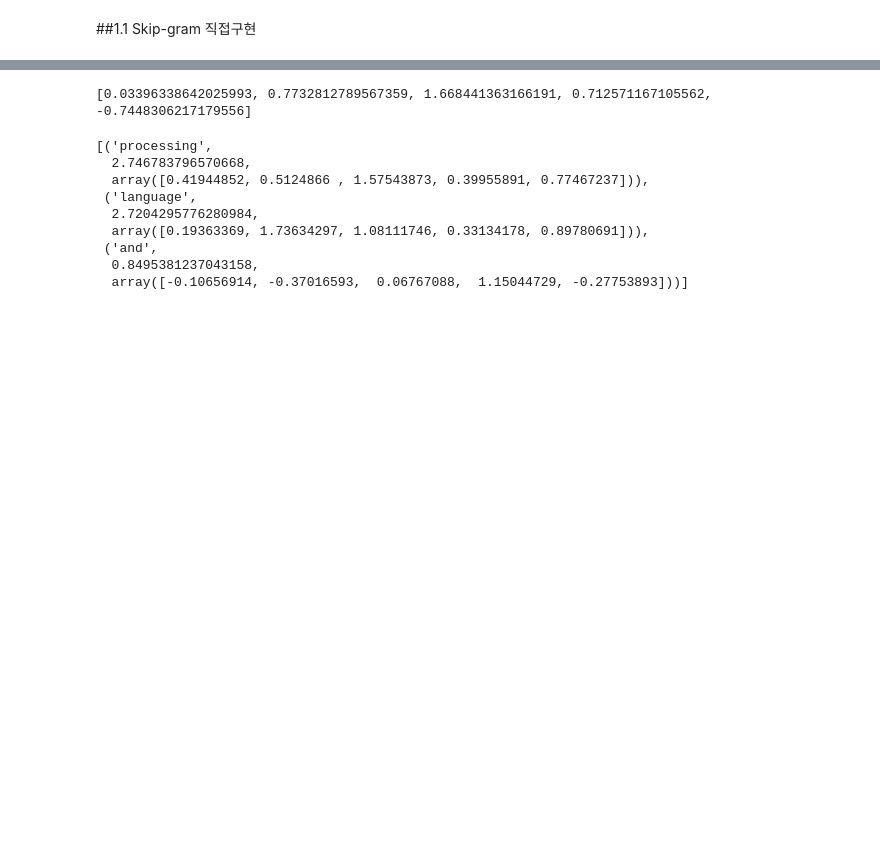
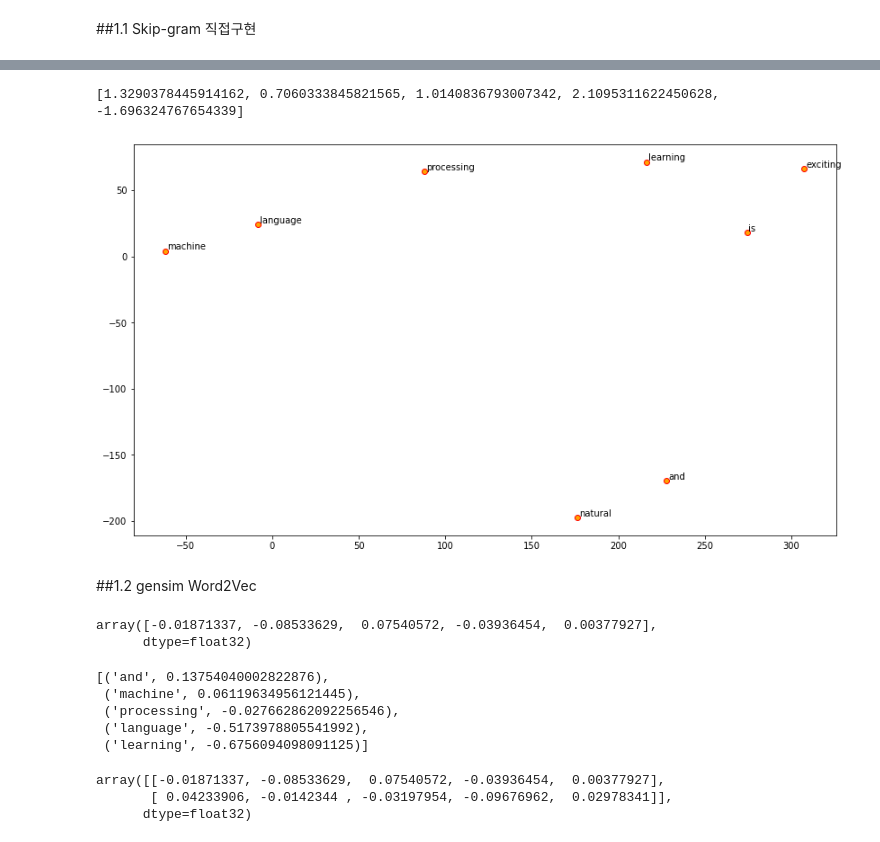
Before and after one commit to fininsight/NLP-DeepLearning-Tutorial, a Jupyter notebook: 02_Prac_1_Word2Vec_skipgram.ipynb, the cells around one changed output, grey strips where cells are left out. Saved outputs shown, nothing was run; the diff lists cells and outputs as text; code cells hidden in the pictures; blank space fills up the shorter version.

Commit message:
skipgram 코드 정리, visualize 추가

```diff
--- a/02_Prac_1_Word2Vec_skipgram.ipynb
+++ b/02_Prac_1_Word2Vec_skipgram.ipynb
@@ -104,16 +137,14 @@ class Word2Vec() :
 # %%
 sg = Word2Vec()
-sg.skipgram(docs, epoch=1000)
-print(sg.wv_['natural'])
-sg.most_similar('natural')
+wv = sg.embedding(docs, epoch=10000)
-# %% [output]
-[0.03396338642025993, 0.7732812789567359, 1.668441363166191, 0.712571167105562, -0.7448306217179556]
-[('processing',
-  2.746783796570668,
-  array([0.41944852, 0.5124866 , 1.57543873, 0.39955891, 0.77467237])),
- ('language',
-  2.7204295776280984,
-  array([0.19363369, 1.73634297, 1.08111746, 0.33134178, 0.89780691])),
- ('and',
-  0.8495381237043158,
-  array([-0.10656914, -0.37016593,  0.06767088,  1.15044729, -0.27753893]))]
+# %%
+print(sg.wv_['natural'])
+sg.most_similar('natural')
+
+sg.visualize('natural', 8)
+#sg.most_similar(sg.wv_['natural'] - sg.wv_['and'] + sg.wv_['is'])
+# %% [output]
+[1.3290378445914162, 0.7060333845821565, 1.0140836793007342, 2.1095311622450628, -1.696324767654339]
+[figure, added]
+# %% [markdown]
+##1.2 gensim Word2Vec
@@ -119,0 +164,19 @@ sg.most_similar('natural')
+# %%
+word2vec.wv.__getitem__('natural')
+# %% [output]
+array([-0.01871337, -0.08533629,  0.07540572, -0.03936454,  0.00377927],
+      dtype=float32)
+# %%
+word2vec.wv.most_similar('natural')
+# %% [output]
+[('and', 0.13754040002822876),
+ ('machine', 0.06119634956121445),
+ ('processing', -0.027662862092256546),
+ ('language', -0.5173978805541992),
+ ('learning', -0.6756094098091125)]
+# %%
+word2vec.wv[['natural','and']]
+# %% [output]
+array([[-0.01871337, -0.08533629,  0.07540572, -0.03936454,  0.00377927],
+       [ 0.04233906, -0.0142344 , -0.03197954, -0.09676962,  0.02978341]],
+      dtype=float32)
```
Also changed, not shown: parts of 3 cells of this notebook.
